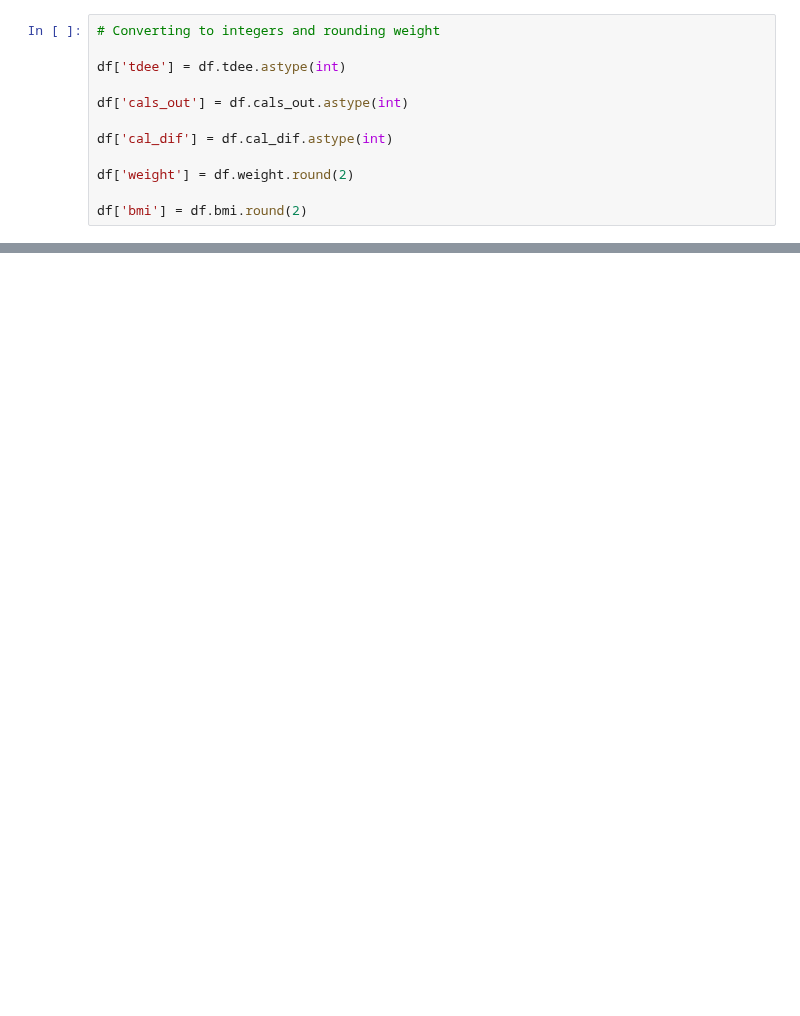
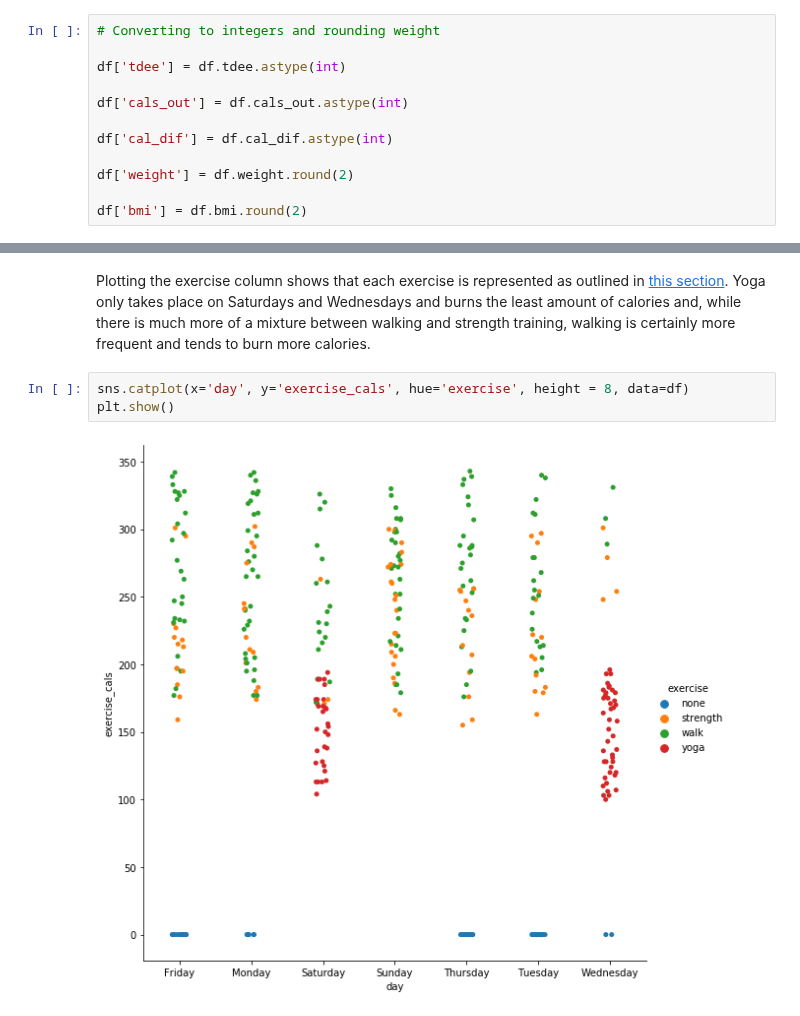
Before and after one commit to jennifer-ryan/data-set-simulation, a Jupyter notebook: Dataset Simulation.ipynb, the cells around one changed output, grey strips where cells are left out. Saved outputs shown, nothing was run; the diff lists cells and outputs as text; blank space fills up the shorter version.

```diff
--- a/Dataset Simulation.ipynb
+++ b/Dataset Simulation.ipynb
@@ -763,0 +810,7 @@ df.gain_or_loss.mean()
+# %% [markdown]
+Plotting the exercise column shows that each exercise is represented as outlined in [this section](#5.2.1). Yoga only takes place on Saturdays and Wednesdays and burns the least amount of calories and, while there is much more of a mixture between walking and strength training, walking is certainly more frequent and tends to burn more calories.
+# %%
+sns.catplot(x='day', y='exercise_cals', hue='exercise', height = 8, data=df)
+plt.show()
+# %% [output]
+[figure, added]
```
Also changed, not shown: parts of 28 cells of this notebook.
